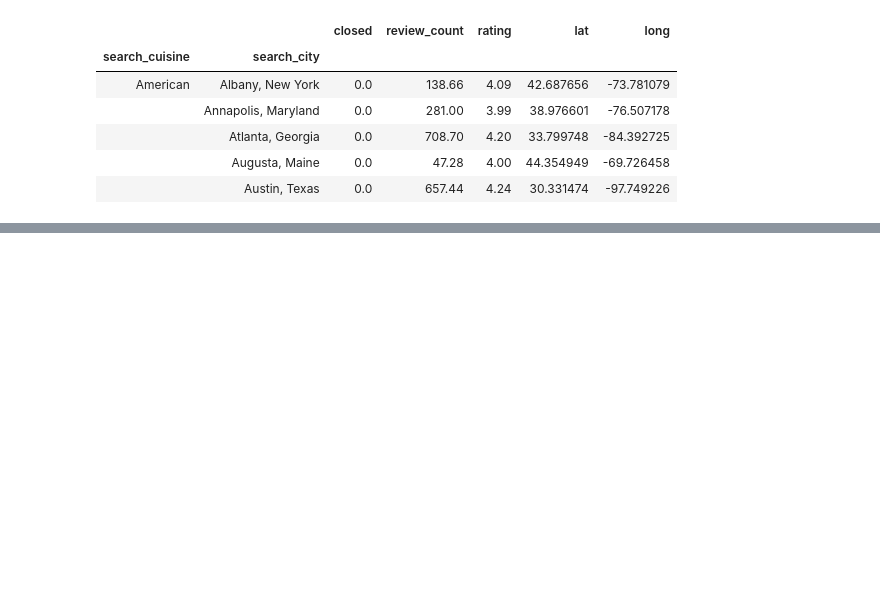
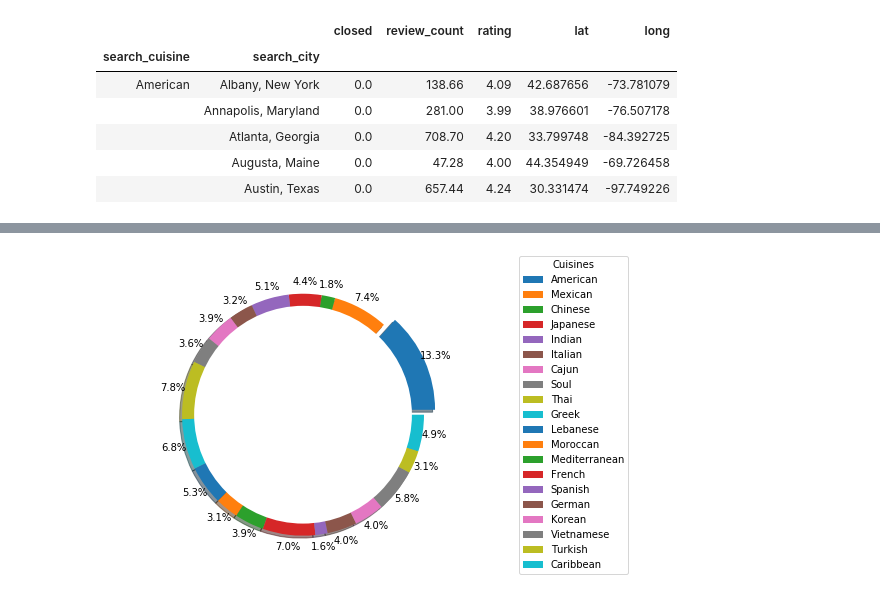
Before and after one commit to kahsay-1229/Yelp-Cuisine, a Jupyter notebook: yelpapidata.ipynb, the cells around one changed output, grey strips where cells are left out. Saved outputs shown, nothing was run; the diff lists cells and outputs as text; code cells hidden in the pictures; blank space fills up the shorter version.

```diff
--- a/yelpapidata.ipynb
+++ b/yelpapidata.ipynb
@@ -192,0 +258,16 @@ yelp_gb2_cuisinesavg.mean().head()
+# %%
+# Labels for the sections of our pie chart
+food_type = yelp_format_rd1['search_cuisine'].unique()
+food_type
+
+variable = yelp_gb_cuisinescount['review_count'].sum()
+variable
+#cuisines_labels = yelp_format_rd1.groupby(['search_cuisine'])['review_count']
+#cuisines_labels.head()
+
+# The values of each section of the pie chart
+
+#sizes = yelp_gb_cuisinescount['review_count']
+
+
+# Tells matplotlib to seperate the "Python" section from the others
@@ -192,0 +292,19 @@ yelp_gb2_cuisinesavg.mean().head()
+# %%
+#actual pie chart showing which cusine is represented by reviews
+explode = (0.1,0,0,0,0,0,0,0,0,0,0,0,0,0,0,0,0,0,0,0)
+#plt.title('Cusine % Comparison')
+plt.pie(variable, labels=None,pctdistance=1.10, autopct="%1.1f%%", shadow=True, startangle= 0, explode=explode)
+centre_circle = plt.Circle((0,0),0.90,fc='white')
+fig = plt.gcf()
+fig.gca().add_artist(centre_circle)
+plt.axis('equal')
+plt.tight_layout()
+plt.legend(food_type,
+           title="Cuisines",
+          loc="center left",
+          bbox_to_anchor=(1, 0, 0.5, 1))
+
+plt.savefig('donut.png')
+plt.show()
+# %% [output]
+[figure, added]
```
Also changed, not shown: parts of 7 cells of this notebook, 2 other files.
